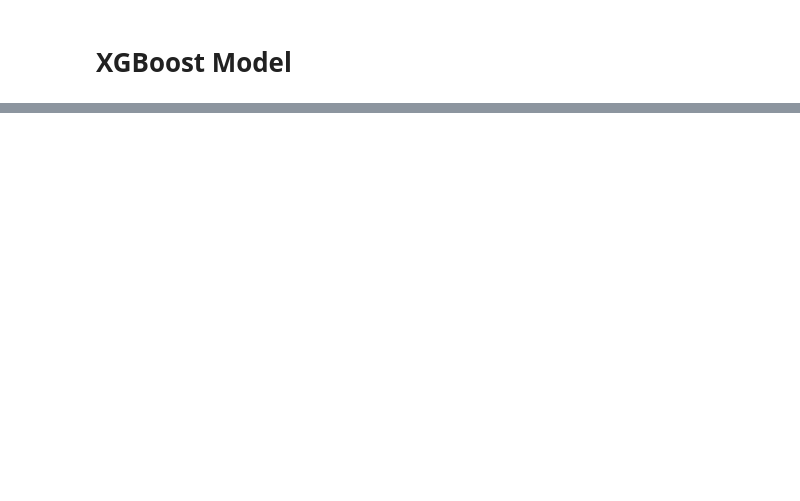
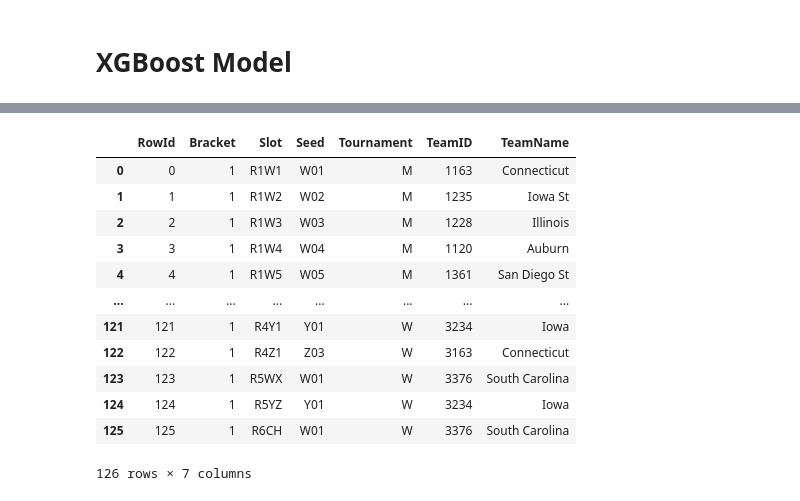
Before and after one commit to Shubhampalav017/Basketball_Bracket_Forecasting_2024, a Jupyter notebook: basketball-bracket-forecasting-2024ml.ipynb, the cells around one changed output, grey strips where cells are left out. Saved outputs shown, nothing was run; the diff lists cells and outputs as text; code cells hidden in the pictures; blank space fills up the shorter version.

Commit message:
Simulate Bracket

```diff
--- a/basketball-bracket-forecasting-2024ml.ipynb
+++ b/basketball-bracket-forecasting-2024ml.ipynb
@@ -331,0 +565,3 @@ plt.show()
+# %%
+for i, model in enumerate(models):
+    tourney_pairs[f"pred_model{i}"] = model.predict(tourney_pairs[FEATURES])
@@ -331,0 +588,19 @@ plt.show()
+# %%
+from tqdm import tqdm
+
+# Load and filter data
+round_slots = pd.read_csv(
+    "/kaggle/input/march-machine-learning-mania-2024/MNCAATourneySlots.csv"
+)
+round_slots = round_slots[round_slots["Season"] == 2024]
+round_slots = round_slots[
+    round_slots["Slot"].str.contains("R")
+]  # Filter out First Four
+
+seeds = pd.read_csv(
+    "/kaggle/input/march-machine-learning-mania-2024/2024_tourney_seeds.csv"
+)
+seeds_m = seeds[seeds["Tournament"] == "M"]
+seeds_w = seeds[seeds["Tournament"] == "W"]
+
+preds["ID"] = preds["ID"].str.split("_")
@@ -331,0 +691,19 @@ plt.show()
+# %%
+ss = pd.read_csv(DATA_PATH + "sample_submission.csv")
+submission[ss.columns] = submission[ss.columns]
+submission[ss.columns].to_csv("submission.csv", index=False)
+# %%
+submission_with_names = submission.rename(columns={"Team": "Seed"}).merge(
+    seeds, on=["Seed", "Tournament"], how="left"
+)
+
+teams = pd.concat(
+    [
+        pd.read_csv(DATA_PATH + "MTeams.csv").assign(Tournament="M"),
+        pd.read_csv(DATA_PATH + "WTeams.csv").assign(Tournament="W"),
+    ]
+)
+
+submission_with_names = submission_with_names.merge(
+    teams[["Tournament", "TeamID", "TeamName"]], how="left"
+)
@@ -331,0 +712,16 @@ plt.show()
+# %%
+submission_with_names
+# %% [output]
+|  | RowId | Bracket | Slot | Seed | Tournament | TeamID | TeamName |
+| 0 | 0 | 1 | R1W1 | W01 | M | 1163 | Connecticut |
+| 1 | 1 | 1 | R1W2 | W02 | M | 1235 | Iowa St |
+| 2 | 2 | 1 | R1W3 | W03 | M | 1228 | Illinois |
+| 3 | 3 | 1 | R1W4 | W04 | M | 1120 | Auburn |
+| 4 | 4 | 1 | R1W5 | W05 | M | 1361 | San Diego St |
+| ... | ... | ... | ... | ... | ... | ... | ... |
+| 121 | 121 | 1 | R4Y1 | Y01 | W | 3234 | Iowa |
+| 122 | 122 | 1 | R4Z1 | Z03 | W | 3163 | Connecticut |
+| 123 | 123 | 1 | R5WX | W01 | W | 3376 | South Carolina |
+| 124 | 124 | 1 | R5YZ | Y01 | W | 3234 | Iowa |
+| 125 | 125 | 1 | R6CH | W01 | W | 3376 | South Carolina |
+126 rows × 7 columns
```
Also changed, not shown: parts of 23 cells of this notebook.
